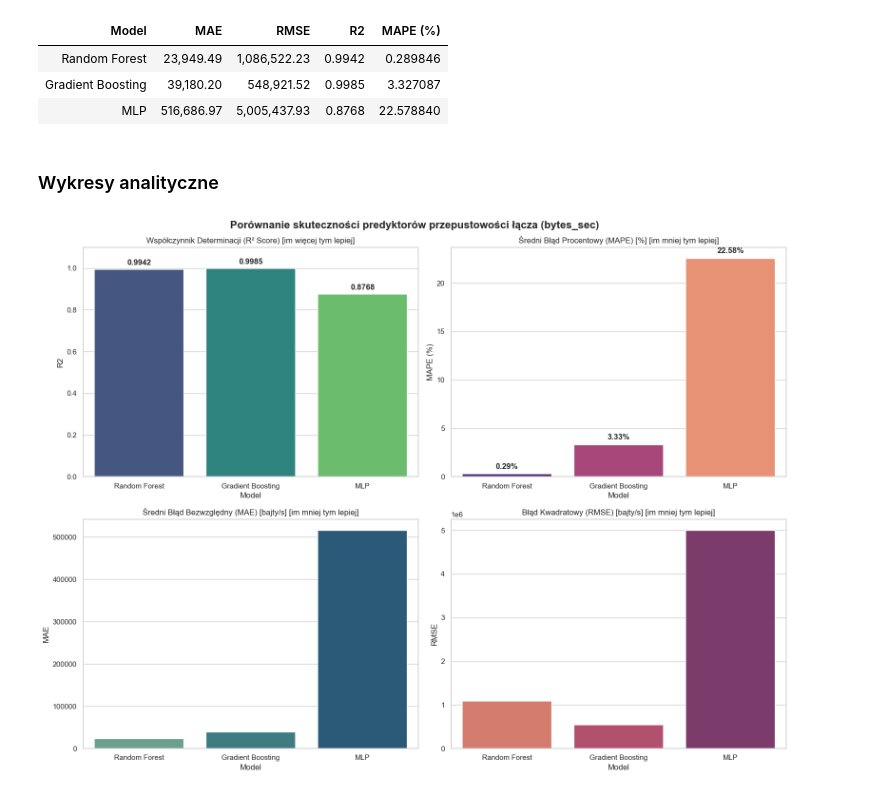
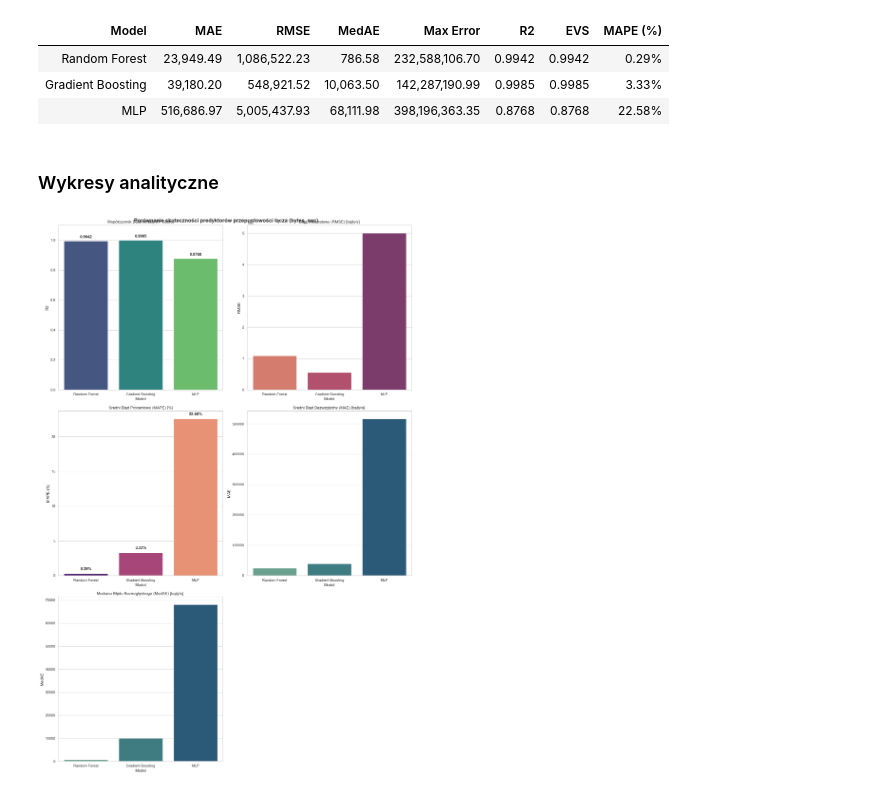
Before and after one commit to PioStaworko/PAMSI, a Jupyter notebook: notatnik_predykcja.ipynb, the cells around one changed output. Drawn from its saved outputs; the diff is of its cells as text; code cells hidden in the pictures.

```diff
--- a/notatnik_predykcja.ipynb
+++ b/notatnik_predykcja.ipynb
@@ -54,44 +74,53 @@ display(df_results.style.format({
     "MAE": "{:,.2f}",
     "RMSE": "{:,.2f}",
     "R2": "{:.4f}",
-    "MAE (%)": "{:.2f}%"
+    "MAPE (%)": "{:.2f}%",
+    "MedAE": "{:,.2f}",
+    "Max Error": "{:,.2f}",
+    "EVS": "{:.4f}"
 }).hide(axis="index"))
 # %% [output]
-| Model | MAE | RMSE | R2 | MAPE (%) |
-| Random Forest | 23,949.49 | 1,086,522.23 | 0.9942 | 0.289846 |
-| Gradient Boosting | 39,180.20 | 548,921.52 | 0.9985 | 3.327087 |
-| MLP | 516,686.97 | 5,005,437.93 | 0.8768 | 22.578840 |
+| Model | MAE | RMSE | MedAE | Max Error | R2 | EVS | MAPE (%) |
+| Random Forest | 23,949.49 | 1,086,522.23 | 786.58 | 232,588,106.70 | 0.9942 | 0.9942 | 0.29% |
+| Gradient Boosting | 39,180.20 | 548,921.52 | 10,063.50 | 142,287,190.99 | 0.9985 | 0.9985 | 3.33% |
+| MLP | 516,686.97 | 5,005,437.93 | 68,111.98 | 398,196,363.35 | 0.8768 | 0.8768 | 22.58% |
 # %% [markdown]
 
 ### Wykresy analityczne
 # %%
-
-fig, axes = plt.subplots(2, 2, figsize=(16, 12))
+fig, axes = plt.subplots(3, 2, figsize=(16, 24))
 fig.suptitle('Porównanie skuteczności predyktorów przepustowości łącza (bytes_sec)', fontsize=16, fontweight='bold')
 
 # R2 Score Plot
 sns.barplot(data=df_results, x='Model', y='R2', ax=axes[0, 0], palette='viridis')
-axes[0, 0].set_title('Współczynnik Determinacji (R² Score) [im więcej tym lepiej]')
+axes[0, 0].set_title('Współczynnik Determinacji (R² Score)')
 axes[0, 0].set_ylim(0, 1.1)
 for i, val in enumerate(df_results['R2']):
     axes[0, 0].text(i, val + 0.02, f'{val:.4f}', ha='center', fontweight='bold')
 
 # MAPE Plot
-sns.barplot(data=df_results, x='Model', y='MAPE (%)', ax=axes[0, 1], palette='magma')
-axes[0, 1].set_title('Średni Błąd Procentowy (MAPE) [%] [im mniej tym lepiej]')
+sns.barplot(data=df_results, x='Model', y='MAPE (%)', ax=axes[1, 0], palette='magma')
+axes[1, 0].set_title('Średni Błąd Procentowy (MAPE) [%]')
 for i, val in enumerate(df_results['MAPE (%)']):
-    axes[0, 1].text(i, val + 0.5, f'{val:.2f}%', ha='center', fontweight='bold')
+    axes[1, 0].text(i, val + 0.5, f'{val:.2f}%', ha='center', fontweight='bold')
 
 # MAE Plot
-sns.barplot(data=df_results, x='Model', y='MAE', ax=axes[1, 0], palette='crest')
-axes[1, 0].set_title('Średni Błąd Bezwzględny (MAE) [bajty/s] [im mniej tym lepiej]')
+sns.barplot(data=df_results, x='Model', y='MAE', ax=axes[1, 1], palette='crest')
+axes[1, 1].set_title('Średni Błąd Bezwzględny (MAE) [bajty/s] ')
+
+# MedAE Plot
+sns.barplot(data=df_results, x='Model', y='MedAE', ax=axes[2, 0], palette='crest')
+axes[2, 0].set_title('Mediana Błędu Bezwzględnego (MedAE) [bajty/s] ')
 
 # RMSE Plot
-sns.barplot(data=df_results, x='Model', y='RMSE', ax=axes[1, 1], palette='flare')
-axes[1, 1].set_title('Błąd Kwadratowy (RMSE) [bajty/s] [im mniej tym lepiej]')
+sns.barplot(data=df_results, x='Model', y='RMSE', ax=axes[0, 1], palette='flare')
+axes[0, 1].set_title('Błąd Kwadratowy (RMSE) [bajty/s]')
+
+fig.delaxes(axes[2, 1])
+
 
 plt.tight_layout()
 plt.show()
 # %% [output]
-[figure, old version]
+[figure, new version]
 # %% [markdown]
```
Also changed, not shown: parts of 2 cells of this notebook, 2 other files.
